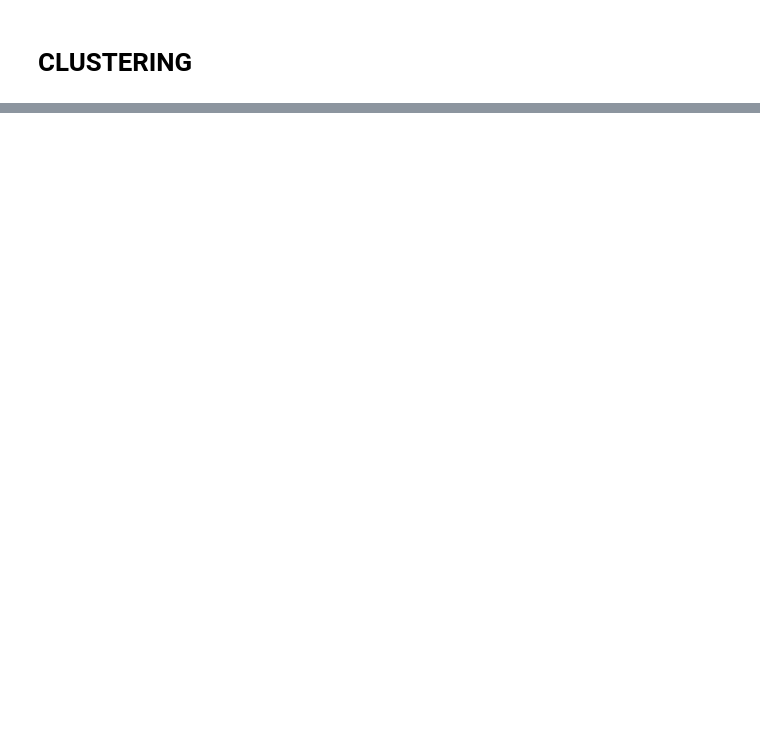
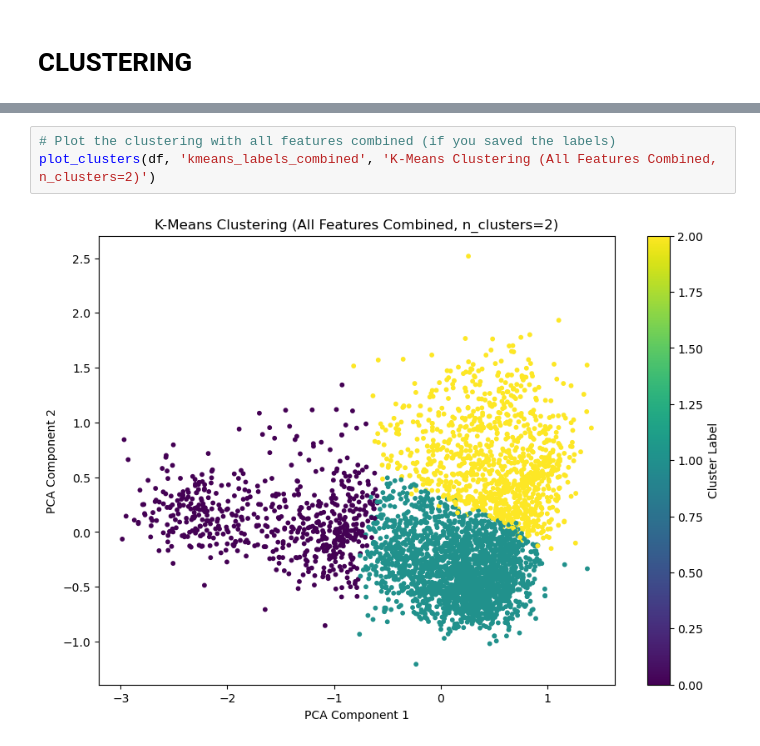
Before and after one commit to JAYCANGI/TFG, a Jupyter notebook: Models/models.ipynb, the cells around one changed output, grey strips where cells are left out. Drawn from its saved outputs; the diff is of its cells as text; blank space fills up the shorter version.

```diff
--- a/Models/models.ipynb
+++ b/Models/models.ipynb
@@ -807,0 +887,5 @@ Model 2 (Word2Vec + Extra Features):
+# %%
+# Plot the clustering with all features combined (if you saved the labels)
+plot_clusters(df, 'kmeans_labels_combined', 'K-Means Clustering (All Features Combined, n_clusters=2)')
+# %% [output]
+[figure, added]
```
Also changed, not shown: parts of 70 cells of this notebook, 3 other files.
